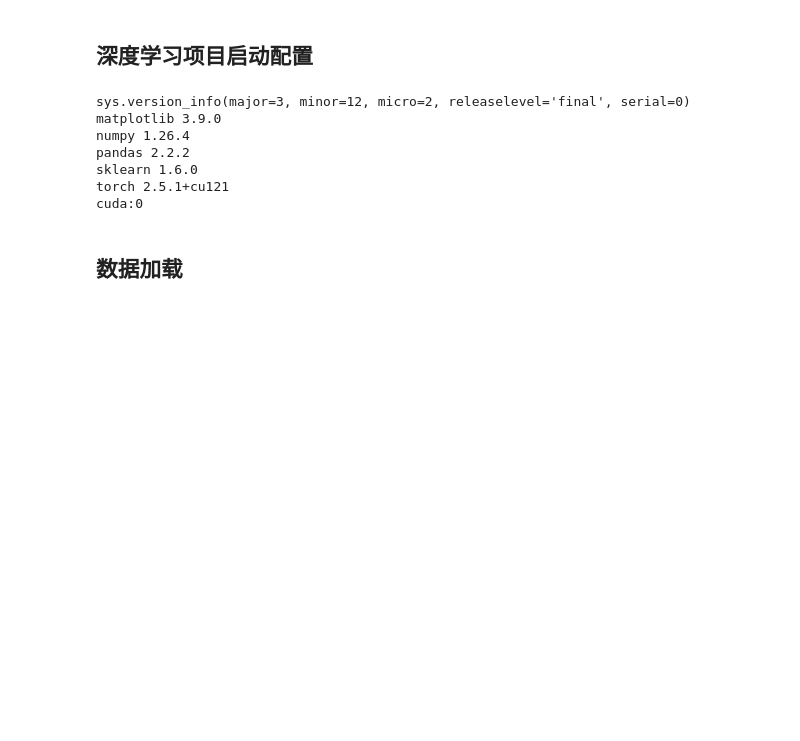
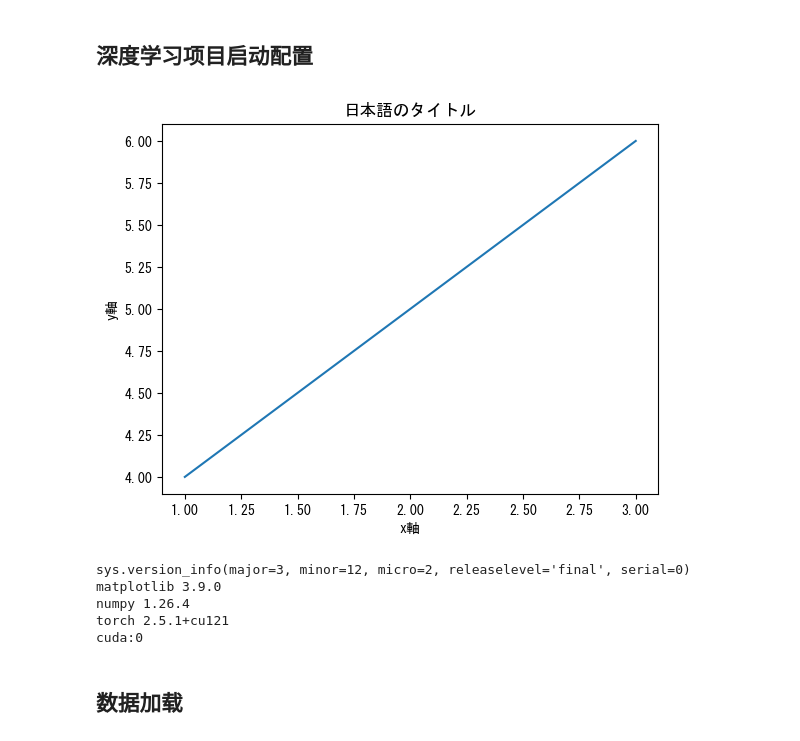
Before and after one commit to Rozen-a/Seq2Seq-Translation-en-ja-repro, a Jupyter notebook: seq2seq_en_ja.ipynb, the cells around one changed output. Cells and saved outputs as stored; diff of their text form; code cells hidden in the pictures; blank space fills up the shorter version.

```diff
--- a/seq2seq_en_ja.ipynb
+++ b/seq2seq_en_ja.ipynb
@@ -5,40 +5,44 @@
 # %%
 import matplotlib as mpl
 import matplotlib.pyplot as plt
 # 绘图结果直接显示在笔记本文档中，而不是弹出一个独立的窗口
 %matplotlib inline
 import matplotlib as mpl
 import matplotlib.pyplot as plt
 %matplotlib inline
 import numpy as np
-import sklearn
-import pandas as pd
 import os
 import sys
 from tqdm.auto import tqdm
 import torch
 import torch.nn as nn
 import torch.nn.functional as F
 
+# 配置matplotlib支持日语字符显示
+# Windows系统可以使用 'MS Gothic' 或 'Yu Gothic'
+# Linux/Mac可以使用 'Noto Sans CJK JP' 或 'Hiragino Sans'
+# 尝试使用Windows系统字体
+plt.rcParams['font.sans-serif'] = ['MS Gothic', 'Yu Gothic', 'SimHei', 'Arial Unicode MS']
+plt.rcParams['axes.unicode_minus'] = False  # 解决负号显示问题
+
 # 环境版本检查与硬件检测
 print(sys.version_info)
-for module in mpl, np, pd, sklearn, torch:
+for module in mpl, np, torch:
     print(module.__name__, module.__version__)
 
 device = torch.device("cuda:0") if torch.cuda.is_available() else torch.device("cpu")
 print(device)
 
 # 随机种子设置保证可复现性
 seed = 42
 torch.manual_seed(seed)
 torch.cuda.manual_seed_all(seed)
 np.random.seed(seed)
 # %% [output]
+[figure, added]
 sys.version_info(major=3, minor=12, micro=2, releaselevel='final', serial=0)
 matplotlib 3.9.0
 numpy 1.26.4
-pandas 2.2.2
-sklearn 1.6.0
 torch 2.5.1+cu121
 cuda:0
 # %% [markdown]
```
Also changed, not shown: parts of 20 cells of this notebook, 1 other file.
